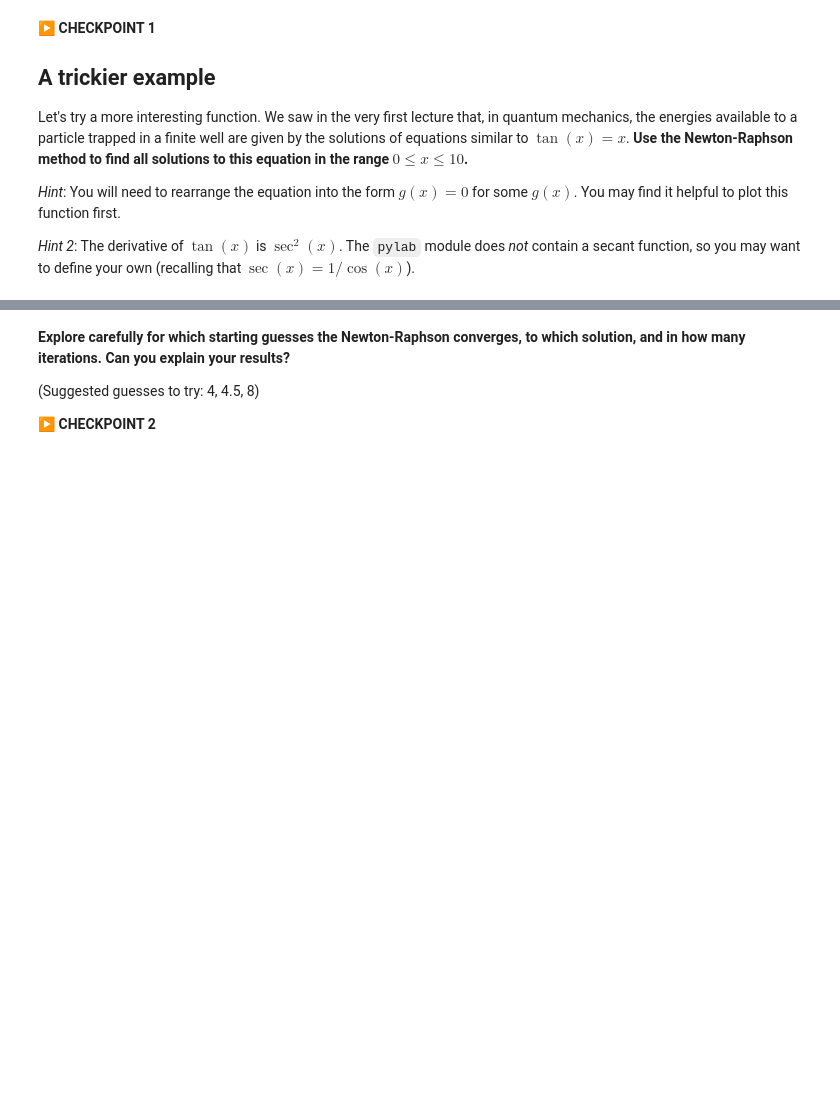
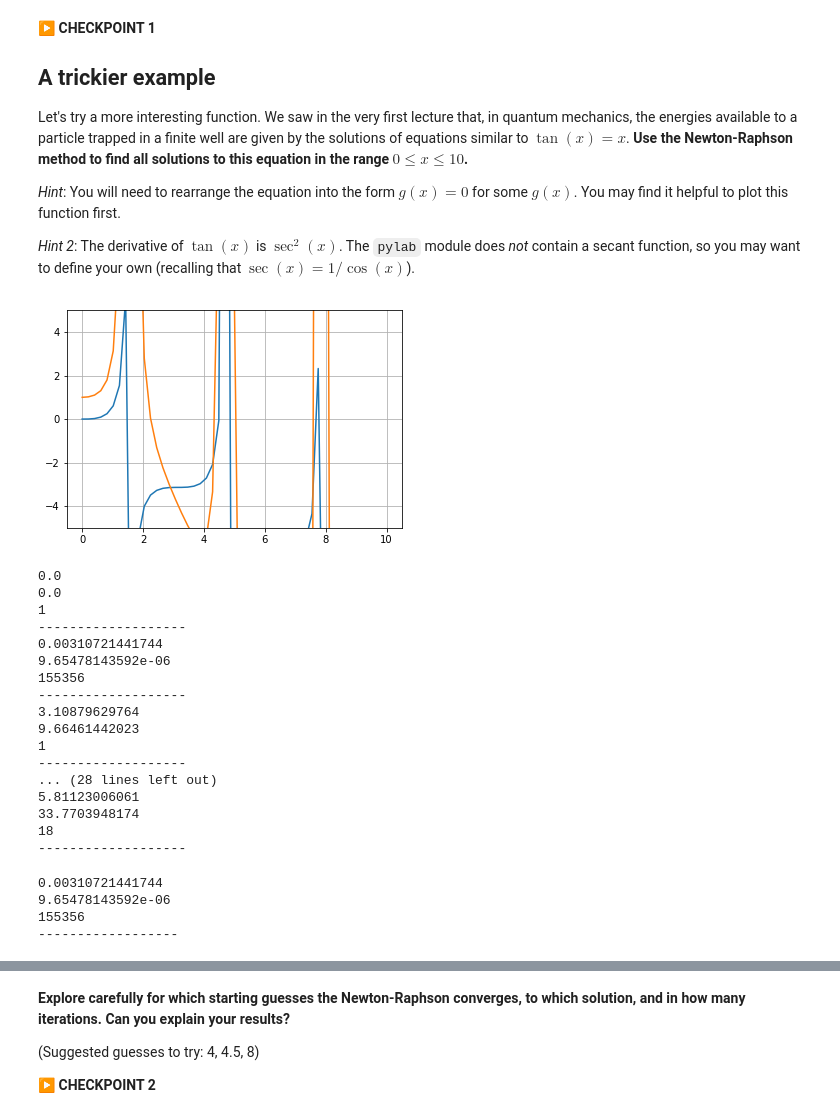
Before and after one commit to Zak-Simjee/2nd-year-python-exercises-and-projects, a Jupyter notebook: Lab6.ipynb, the cells around one changed output, grey strips where cells are left out. Drawn from its saved outputs; the diff is of its cells as text; code cells hidden in the pictures; blank space fills up the shorter version.

```diff
--- a/Lab6.ipynb
+++ b/Lab6.ipynb
@@ -18,6 +18,7 @@ $$
 # %%
 def newton_step(f, fp, x0):
     """Perform one step of the Newton-Raphson algorithm."""
-    # your code here
+    x = x0 - (f(x0)/fp(x0))
+    return x
 # %% [markdown]
 As a test, let's use this to calculate $\sqrt{2}$. **Define two (Python) functions** correponding to the mathematical functions $f(x) = x^2 - 2$ and $f'(x) = 2x$. Then **choose a suitable starting guess** and **write a loop to call your Newton-Raphson function until it has converged** – say, until $x_n$ and $x_{n+1}$ differ by less than $10^{-8}$. **Check your result** by squaring it and seeing whether you get 2. **How many iterations were necessary?**
@@ -33,3 +94,54 @@ Let's try a more interesting function. We saw in the very first lecture that, in
 *Hint*: You will need to rearrange the equation into the form $g(x) = 0$ for some $g(x)$. You may find it helpful to plot this function first.
 
 *Hint 2*: The derivative of $\tan(x)$ is $\sec^2(x)$. The `pylab` module does *not* contain a secant function, so you may want to define your own (recalling that $\sec(x) = 1/\cos(x)$).
+# %%
+from numpy import tan, cos
+
+from pylab import linspace, plot, figure, grid, show, ylim, xlim
+
+def g(x):
+    return tan(x) - x
+
+def gp(x):
+    return (1/(cos(x))**2) - ((x**2)/2)
+
+x = linspace(0,10)
+y = g(x)
+plot(x, y)
+grid()
+
+y = gp(x)
+plot(x,y)
+
+ylim(-5,5)
+
+show()
+
+for i in range(0,11):
+    convergence_test(g, gp, i)
+# %% [output]
+[figure, added]
+0.0
+0.0
+1
+-------------------
+0.00310721441744
+9.65478143592e-06
+155356
+-------------------
+3.10879629764
+9.66461442023
+1
+-------------------
+... (28 lines left out)
+5.81123006061
+33.7703948174
+18
+-------------------
+# %%
+convergence_test(g, gp, 1)
+# %% [output]
+0.00310721441744
+9.65478143592e-06
+155356
+------------------
```
Also changed, not shown: parts of 5 cells of this notebook.
